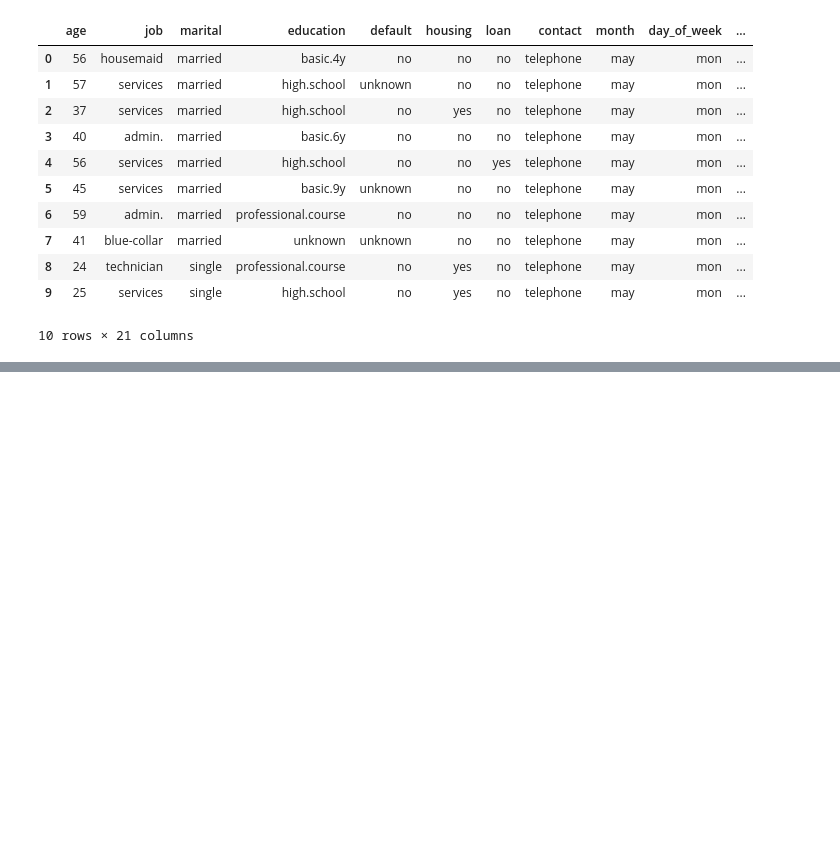
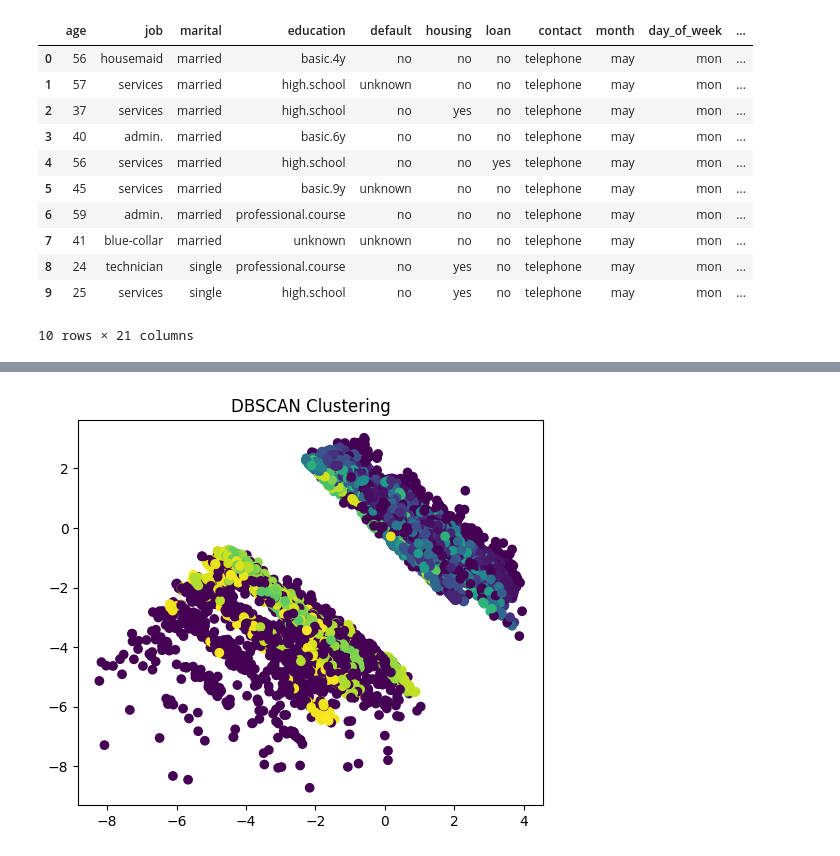
Before and after one commit to KeitaGH/Bank-Marketing-Strategy-by-Clustering, a Jupyter notebook: databack.ipynb, the cells around one changed output, grey strips where cells are left out. Cells and saved outputs as stored; diff of their text form; code cells hidden in the pictures; blank space fills up the shorter version.

```diff
--- a/databack.ipynb
+++ b/databack.ipynb
@@ -130,0 +126,8 @@ joblib.dump(clusters, "clusters.pkl")
+# %%
+#DBSCAN Plot
+plt.figure(figsize=(6,5))
+plt.scatter(X_pca[:,0], X_pca[:,1], c=dbscan_labels)
+plt.title("DBSCAN Clustering")
+plt.show()
+# %% [output]
+[figure, added]
```
Also changed, not shown: parts of 18 cells of this notebook, 13 other files.
